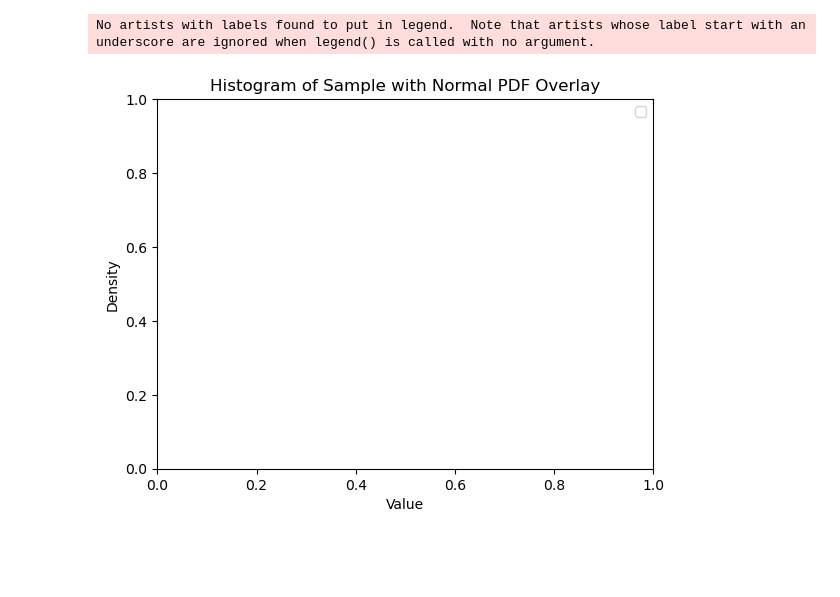
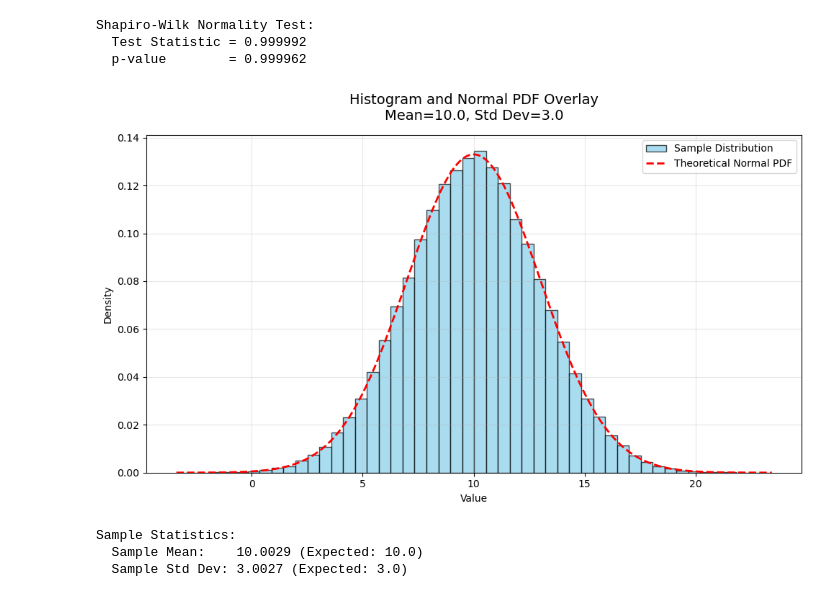
Before and after one commit to nf-me/8651-applied-statistics, a Jupyter notebook: notebooks/03_numpys_normal_distribution.ipynb, the cells around one changed output. Saved outputs shown, nothing was run; the diff lists cells and outputs as text; code cells hidden in the pictures; blank space fills up the shorter version.

Commit message:
chart fixed - discussion added

```diff
--- a/notebooks/03_numpys_normal_distribution.ipynb
+++ b/notebooks/03_numpys_normal_distribution.ipynb
@@ -53,10 +22,53 @@ plt.plot(x_values, pdf_values, 'r--', linewidth=2, label='Normal PDF')
-# %%
-# Configure plot
-plt.title("Histogram of Sample with Normal PDF Overlay")
-plt.xlabel("Value")
-plt.ylabel("Density")
-plt.legend()
-plt.show()
-# %% [output]
-No artists with labels found to put in legend.  Note that artists whose label start with an underscore are ignored when legend() is called with no argument.
-[figure, removed]
+# %%
+# 3. Shapiro-Wilk test for normality
+test_stat, p_value = shapiro(sample)
+
+print("Shapiro-Wilk Normality Test:")
+print(f"  Test Statistic = {test_stat:.6f}")
+print(f"  p-value        = {p_value:.6f}")
+# %% [output]
+Shapiro-Wilk Normality Test:
+  Test Statistic = 0.999992
+  p-value        = 0.999962
+# %%
+# 4. Plot histogram vs. theoretical normal PDF
+fig, ax = plt.subplots(figsize=(10, 6))
+
+# Plot histogram with density=True for direct comparison to PDF
+hist_vals, bin_edges, patches = ax.hist(
+    sample, bins=50, density=True, alpha=0.7, color='skyblue',
+    edgecolor='black', label='Sample Distribution'
+)
+
+# Create x-values for PDF over the observed range of data
+x_vals = np.linspace(sample.min(), sample.max(), 300)
+pdf_vals = norm.pdf(x_vals, loc=mean, scale=std_dev)
+
+# Overlay the normal PDF
+ax.plot(x_vals, pdf_vals, 'r--', linewidth=2, label='Theoretical Normal PDF')
+
+# Labeling
+ax.set_title(f"Histogram and Normal PDF Overlay\nMean={mean}, Std Dev={std_dev}", fontsize=14, pad=15)
+ax.set_xlabel("Value")
+ax.set_ylabel("Density")
+
+# A light grid helps with readability
+ax.grid(alpha=0.3)
+
+# Legend to display labels
+ax.legend()
+
+# Adjust layout and show plot
+plt.tight_layout()
+plt.show()
+# %% [output]
+[figure, added]
+# %%
+# 5. Print basic statistics
+print("\nSample Statistics:")
+print(f"  Sample Mean:    {np.mean(sample):.4f} (Expected: {mean})")
+print(f"  Sample Std Dev: {np.std(sample):.4f} (Expected: {std_dev})")
+# %% [output]
+Sample Statistics:
+  Sample Mean:    10.0029 (Expected: 10.0)
+  Sample Std Dev: 3.0027 (Expected: 3.0)
```
Also changed, not shown: parts of 10 cells of this notebook.
